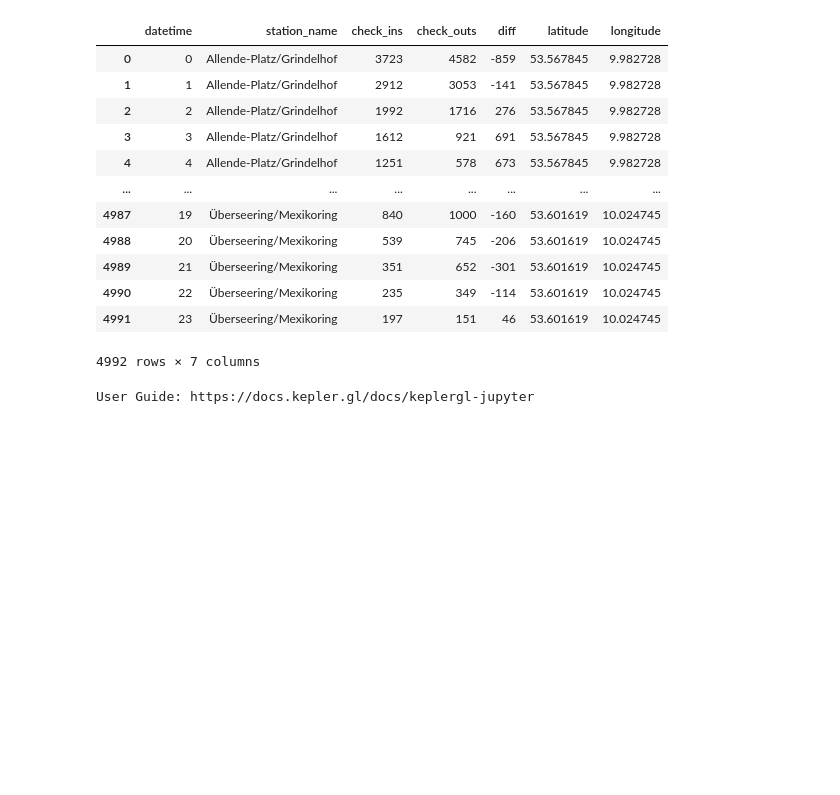
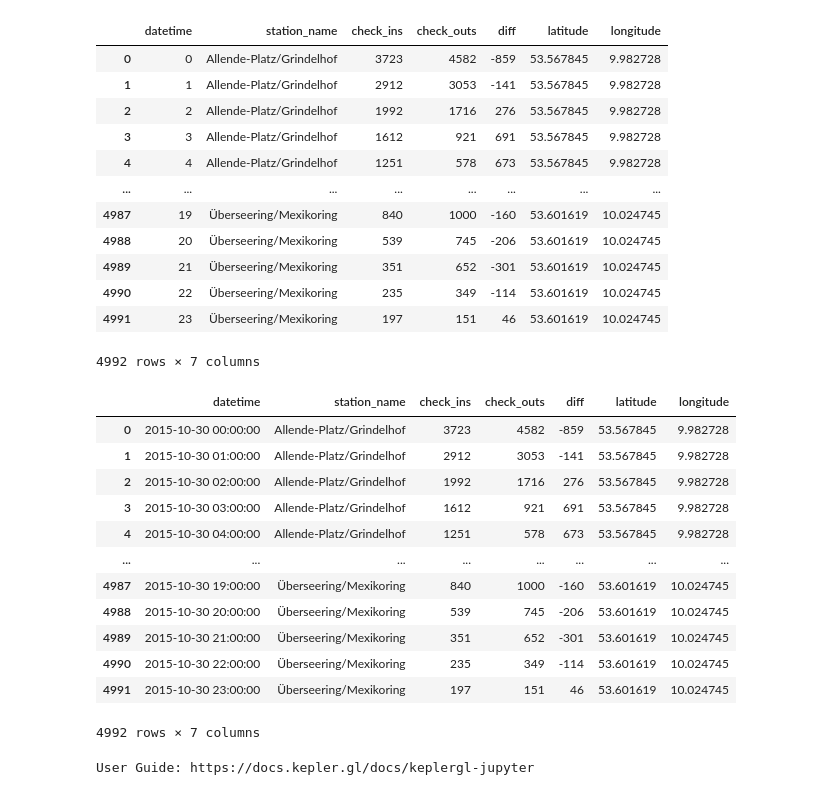
Before and after one commit to dorotheelaugwitz/master-thesis, a Jupyter notebook: analysis_stations.ipynb, the cells around one changed output. Saved outputs shown, nothing was run; the diff lists cells and outputs as text; code cells hidden in the pictures; blank space fills up the shorter version.

```diff
--- a/analysis_stations.ipynb
+++ b/analysis_stations.ipynb
@@ -87,6 +87,24 @@ stations_hourly_movements
 | 4990 | 22 | Überseering/Mexikoring | 235 | 349 | -114 | 53.601619 | 10.024745 |
 | 4991 | 23 | Überseering/Mexikoring | 197 | 151 | 46 | 53.601619 | 10.024745 |
 4992 rows × 7 columns
+# %%
+stations_hourly_movements["datetime"] = pd.to_datetime(
+    pd.DataFrame({"year": 2015, "month": 10, "day": 30, "hour": stations_hourly_movements["datetime"]})
+)
+# %% [output]
+|  | datetime | station_name | check_ins | check_outs | diff | latitude | longitude |
+| 0 | 2015-10-30 00:00:00 | Allende-Platz/Grindelhof | 3723 | 4582 | -859 | 53.567845 | 9.982728 |
+| 1 | 2015-10-30 01:00:00 | Allende-Platz/Grindelhof | 2912 | 3053 | -141 | 53.567845 | 9.982728 |
+| 2 | 2015-10-30 02:00:00 | Allende-Platz/Grindelhof | 1992 | 1716 | 276 | 53.567845 | 9.982728 |
+| 3 | 2015-10-30 03:00:00 | Allende-Platz/Grindelhof | 1612 | 921 | 691 | 53.567845 | 9.982728 |
+| 4 | 2015-10-30 04:00:00 | Allende-Platz/Grindelhof | 1251 | 578 | 673 | 53.567845 | 9.982728 |
+| ... | ... | ... | ... | ... | ... | ... | ... |
+| 4987 | 2015-10-30 19:00:00 | Überseering/Mexikoring | 840 | 1000 | -160 | 53.601619 | 10.024745 |
+| 4988 | 2015-10-30 20:00:00 | Überseering/Mexikoring | 539 | 745 | -206 | 53.601619 | 10.024745 |
+| 4989 | 2015-10-30 21:00:00 | Überseering/Mexikoring | 351 | 652 | -301 | 53.601619 | 10.024745 |
+| 4990 | 2015-10-30 22:00:00 | Überseering/Mexikoring | 235 | 349 | -114 | 53.601619 | 10.024745 |
+| 4991 | 2015-10-30 23:00:00 | Überseering/Mexikoring | 197 | 151 | 46 | 53.601619 | 10.024745 |
+4992 rows × 7 columns
 # %%
 KeplerGl(
     height=700,
```
Also changed, not shown: parts of 15 cells of this notebook, 3 other files.
